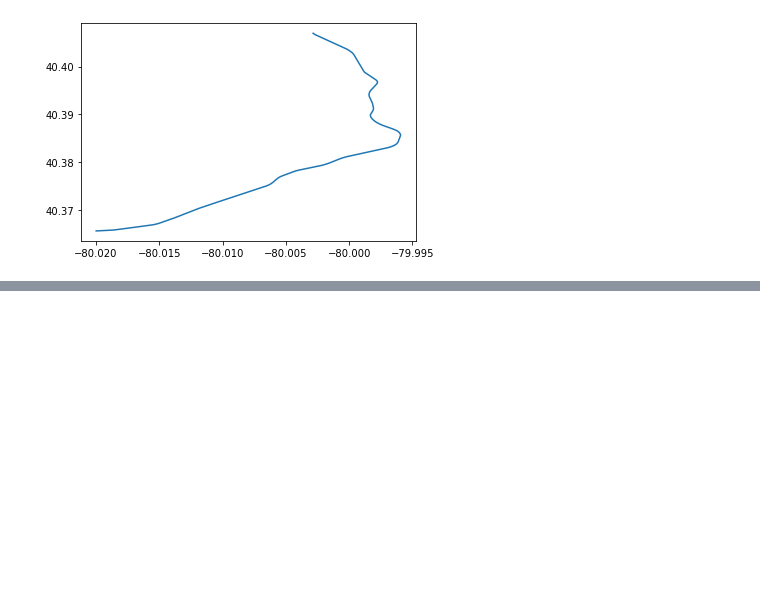
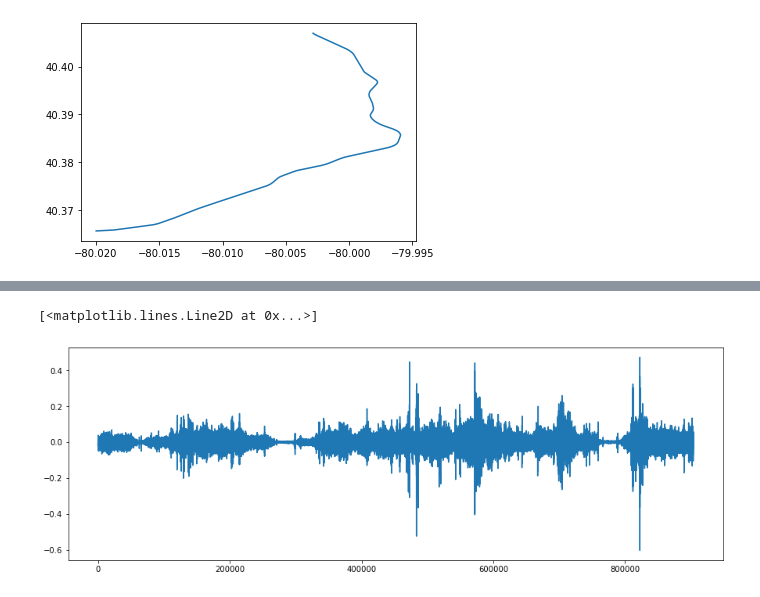
Before and after one commit to lorenzo-trevizani/UFES-monitoracao-diagnostico-maquinas, a Jupyter notebook: analise_exploratoria.ipynb, the cells around one changed output, grey strips where cells are left out. Drawn from its saved outputs; the diff is of its cells as text; code cells hidden in the pictures; blank space fills up the shorter version.

```diff
--- a/analise_exploratoria.ipynb
+++ b/analise_exploratoria.ipynb
@@ -171,3 +156,22 @@ for i in range(0, len(aux)):
+# %%
+for j in [1,2]:
+    aux = df_global.loc[(df_global['trem'] == 'LRV4306') & (df_global['accelerometer'] == -1)
+                                 & (df_global['running_direction'] == j)].reset_index(drop=True)
+
+    plt.figure(figsize=[20,10])
+    x = pd.DataFrame()
+    y = pd.DataFrame()
+
+    for i in range(0, len(aux)):
+        #print(aux[i])
+        df_gps = pd.DataFrame(read_mat(path+aux.arquivo[i])['save_var_gps'], columns=['Longitude', 'Latitude', 'Altitude', 'Velocity', 'Time_Stamp'])
+        x = df_gps.Longitude
+        y = df_gps.Latitude
+        if(x < -80.005 and y < 75):
+            print(str(len(x)) + ' ' + str(i))
+            df_global.drop(df_global[df_global.identidade == aux.identidade[i]].index,  inplace=True)
+        else:
+            plt.plot(x,y)
 # %% [markdown]
 ### Observações sobre dados de GPS:
 
@@ -189,0 +204,7 @@ plt.plot(x_in,y_in)
+# %%
+y = read_mat(path + df_global.arquivo[5])['save_var']
+plt.figure(figsize=[15,5])
+plt.plot(y)
+# %% [output]
+[<matplotlib.lines.Line2D at 0x...>]
+[figure, added]
```
Also changed, not shown: parts of 5 cells of this notebook.
